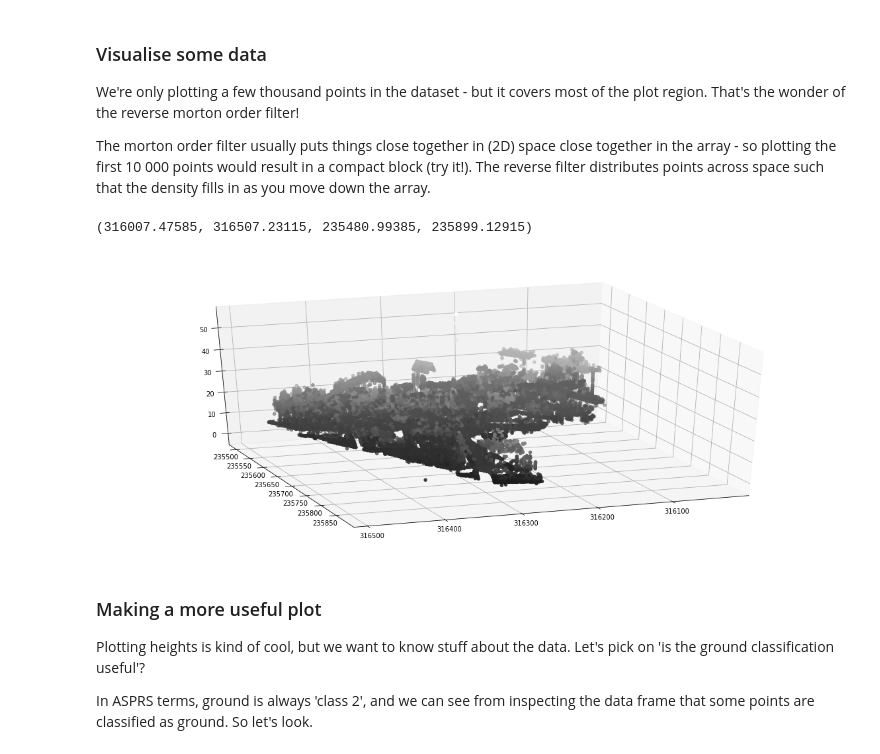
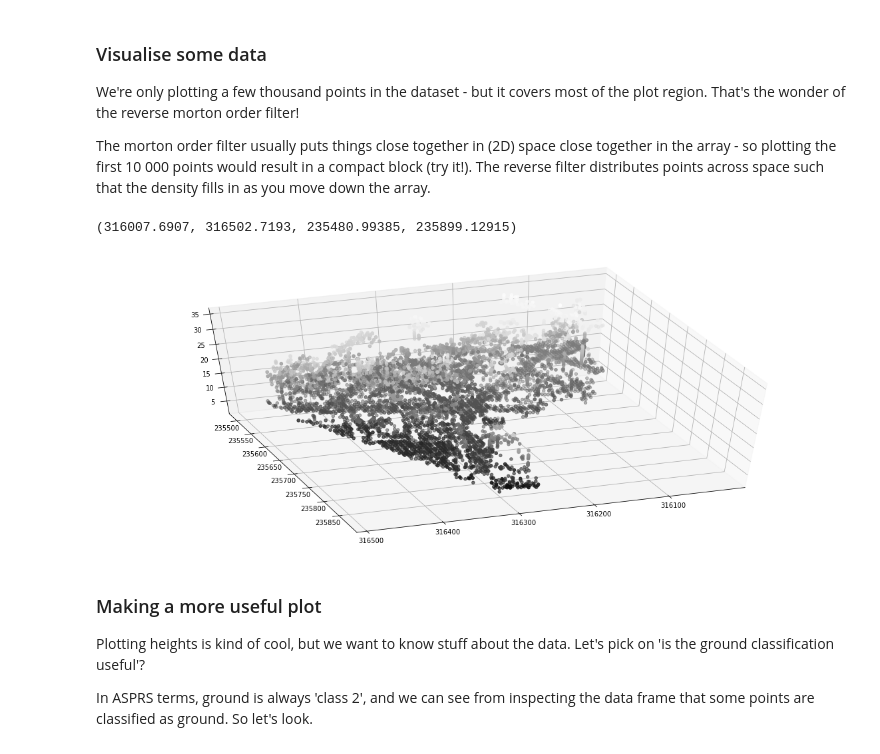
Before and after one commit to adamsteer/f4g-oceania-pdal, a Jupyter notebook: notebooks/PDAL-python.ipynb, the cells around one changed output. Cells and saved outputs as stored; diff of their text form; code cells hidden in the pictures.

```diff
--- a/notebooks/PDAL-python.ipynb
+++ b/notebooks/PDAL-python.ipynb
@@ -24,16 +25,20 @@ from mpl_toolkits.mplot3d import Axes3D
 def pdal2df(pipelineJson,workingfile):
     """
     Feed me a LAS/LAZ file and a JSON pipeline, get back a Pandas dataframe with points in it.
+
+    To inspect each element of this function and its outputs copy each line into its own notebook cell and run
+    each in order.
     """
     pipeline = pdal.Pipeline(json.dumps(pipelineJson))
     pipeline.validate() # check if our JSON and options were good
     pipeline.loglevel = 8 #really noisy
-    count = pipeline.execute()
-    arrays = pipeline.arrays
+    count = pipeline.execute() # run the pipeline
+    array = pipeline.arrays[0] # get data from the pipeline object
 
-    arr = pipeline.arrays[0]
-    description = arr.dtype.descr
-    cols = [col for col, __ in description]
-    df = pd.DataFrame({col: arr[col] for col in cols})
+    description = array.dtype.descr # extract data descriptions from the array
+
+    cols = [col for col, __ in description] # make a list of data column headers (PDAL dimension names)
+
+    df = pd.DataFrame(array, columns=cols) # create a dataframe.
 
     return df
@@ -88,16 +101,14 @@ def plotthethings(dataframe, Zdim, npoints):
 # %% [markdown]
 ### Define a working file and a pipeline
 # %%
-workingfile = "../../sample-data/T_316000_235500.laz"
+workingfile = "../../sample_data/T_316000_235500.laz"
 # %%
-pipelineJson = {
-  "pipeline": [ workingfile,
+pipelineJson = [ workingfile,
     {
         "type":"filters.mortonorder",
         "reverse":"true"
-    },
+    }
   ]
-}
 # %% [markdown]
 <div class="alert alert-info">
 <strong>Do this in docker like:</strong>
@@ -139,16 +150,15 @@ The morton order filter usually puts things close together in (2D) space close t
 # %%
 fig = plt.figure(figsize=(20,8))
 
 ax = fig.add_subplot(111, projection='3d')
-ax.set_aspect('equal')
 
-ax.scatter(df.X[0:50000], df.Y[0:50000], df.Z[0:50000], c=df.Z[0:50000], cmap='Greys_r')
-ax.view_init(30, 70)
+ax.scatter(df.X[0:10000], df.Y[0:10000], df.Z[0:10000], c=df.Z[0:10000], cmap='Greys_r')
+ax.view_init(50, 70)
 
 ax.axis('tight')
 # %% [output]
-(316007.47585, 316507.23115, 235480.99385, 235899.12915)
+(316007.6907, 316502.7193, 235480.99385, 235899.12915)
-[figure, old version]
+[figure, new version]
 # %% [markdown]
 ### Making a more useful plot
 
```
Also changed, not shown: parts of 27 cells of this notebook, 7 other files.
